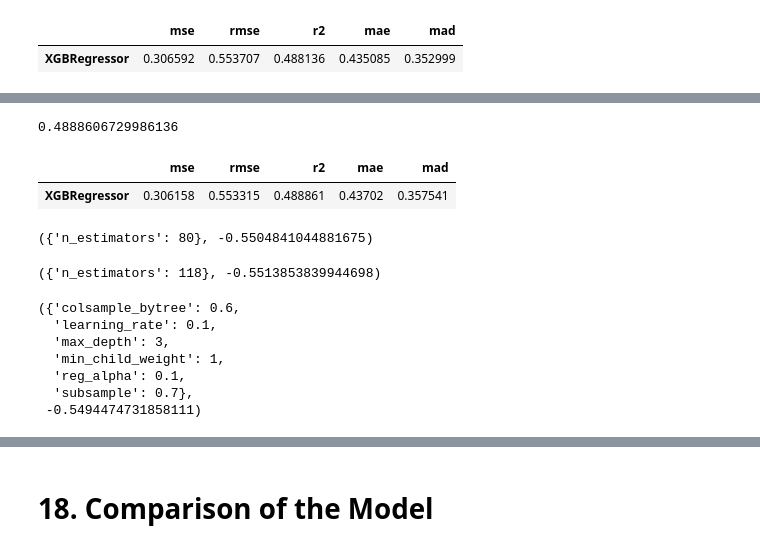
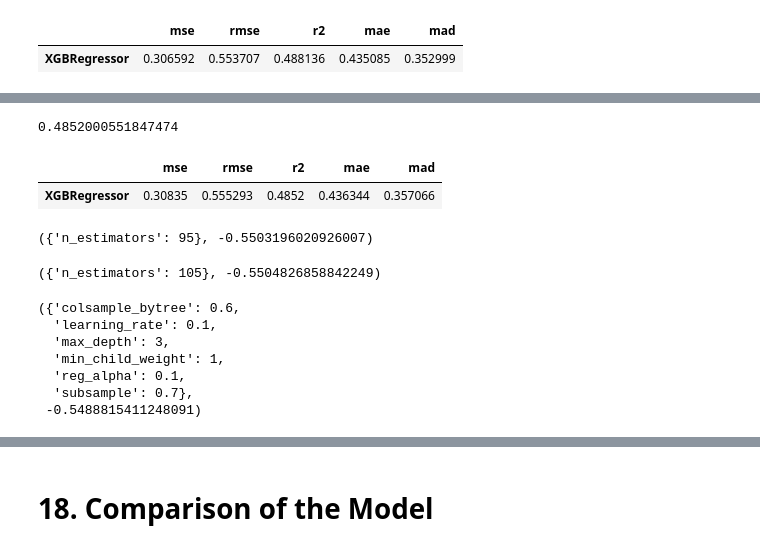
Before and after one commit to Heity94/Compas-recidivism-analysis, a Jupyter notebook: notebooks/Lilit/Regression_Notebook_Final_comments_PH.ipynb, the cells around one changed output, grey strips where cells are left out. Drawn from its saved outputs; the diff is of its cells as text; code cells hidden in the pictures.

```diff
--- a/notebooks/Lilit/Regression_Notebook_Final_comments_PH.ipynb
+++ b/notebooks/Lilit/Regression_Notebook_Final_comments_PH.ipynb
@@ -1110,6 +1158,6 @@ xg_reg = xgb.XGBRegressor(base_score=0.5, booster='gbtree', gamma=0, learning_ra
                           max_depth=3, min_child_weight=1, n_estimators=100, objective='reg:linear', colsample_bylevel=1, colsample_bynode=1, colsample_bytree=1, importance_type='gain',
                           max_delta_step=0, subsample=1, verbosity=0, silent = True
                         )
-# xg_reg.fit(X_train_2,y_train_2)
-# y_pred = xg_reg.predict(X_test_2)
+xg_reg.fit(X_train_2,y_train_2)
+y_pred = xg_reg.predict(X_test_2)
 # %%
@@ -1146,7 +1194,7 @@ random_search = RandomizedSearchCV(reg, param_distributions=params,
                                    n_iter=n_iter_search, cv=5, scoring=scoring_reg)
 
 start = time.time()
-# random_search.fit(X_train_2, y_train_2)
-# print("RandomizedSearchCV took %.2f seconds for %d candidates"
-#       " parameter settings." % ((time.time() - start), n_iter_search))
+random_search.fit(X_train_2, y_train_2)
+print("RandomizedSearchCV took %.2f seconds for %d candidates"
+       " parameter settings." % ((time.time() - start), n_iter_search))
 # %% [output]
@@ -1154,34 +1202,34 @@ RandomizedSearchCV took 348.57 seconds for 250 candidates parameter settings.
 # %%
 # #plug the best estimatior to predict y and find r2 score, mse
-# best_regressor = random_search.best_estimator_
-# y_pred = best_regressor.predict(X_test_2)
-# r2_score(y_test_2,y_pred)
+best_regressor = random_search.best_estimator_
+y_pred = best_regressor.predict(X_test_2)
+r2_score(y_test_2,y_pred)
 # %% [output]
-0.4888606729986136
+0.4852000551847474
 # %%
-# exp_xgreg = dx.Explainer(best_regressor, X_test_2, y_test_2, verbose=False)
-# exp_xgreg.model_performance().result
+exp_xgreg = dx.Explainer(best_regressor, X_test_2, y_test_2, verbose=False)
+exp_xgreg.model_performance().result
 # %% [output]
 |  | mse | rmse | r2 | mae | mad |
-| XGBRegressor | 0.306158 | 0.553315 | 0.488861 | 0.43702 | 0.357541 |
+| XGBRegressor | 0.30835 | 0.555293 | 0.4852 | 0.436344 | 0.357066 |
 # %%
 params = {
     'n_estimators': np.arange(80,120,5)
 }
 gsearch = GridSearchCV(estimator = random_search.best_estimator_,param_grid = params, cv=5, scoring=scoring_reg)
-# gsearch.fit(X_train_2,y_train_2)
-# gsearch.best_params_, gsearch.best_score_
+gsearch.fit(X_train_2,y_train_2)
+gsearch.best_params_, gsearch.best_score_
 # %% [output]
-({'n_estimators': 80}, -0.5504841044881675)
+({'n_estimators': 95}, -0.5503196020926007)
 # %%
 params = {
     'n_estimators': np.arange(105,120,1)
 }
 gsearch = GridSearchCV(estimator = random_search.best_estimator_,param_grid = params, cv=5, scoring=scoring_reg)
-# gsearch.fit(X_train_2,y_train_2)
-# gsearch.best_params_, gsearch.best_score_
+gsearch.fit(X_train_2,y_train_2)
+gsearch.best_params_, gsearch.best_score_
 # %% [output]
-({'n_estimators': 118}, -0.5513853839944698)
+({'n_estimators': 105}, -0.5504826858842249)
 # %%
 params = {
     'subsample':[0.4,0.7,0.1],
@@ -1192,8 +1240,8 @@ params = {
     'min_child_weight':[1,4,1]
 }
 gsearch = GridSearchCV(estimator = gsearch.best_estimator_,param_grid = params, cv=5, scoring=scoring_reg) #here we plug in gsearch best estimator as result from above
-# gsearch.fit(X_train_2,y_train_2)
-# gsearch.best_params_, gsearch.best_score_
+gsearch.fit(X_train_2,y_train_2)
+gsearch.best_params_, gsearch.best_score_
 # %% [output]
 ({'colsample_bytree': 0.6,
   'learning_rate': 0.1,
@@ -1201,7 +1249,7 @@ gsearch = GridSearchCV(estimator = gsearch.best_estimator_,param_grid = params,
   'min_child_weight': 1,
   'reg_alpha': 0.1,
   'subsample': 0.7},
- -0.5494474731858111)
+ -0.5488815411248091)
 # %%
 #joblib.dump(gsearch, '../../notebooks/Philipp/stored_models/xgboost_regressor_w_race.pkl')
 # %%
```
Also changed, not shown: parts of 37 cells of this notebook.
